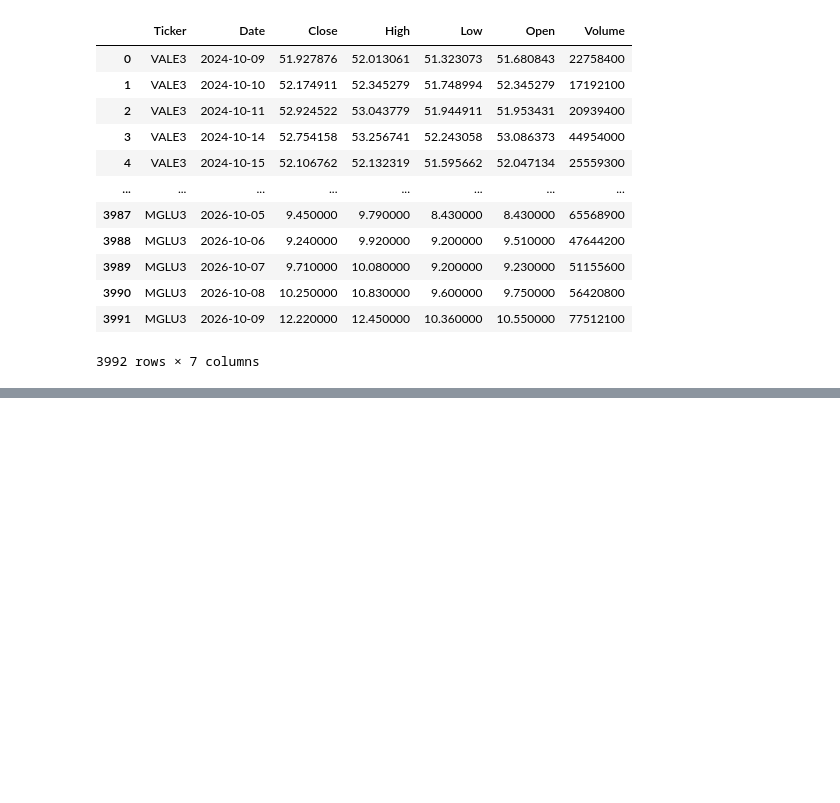
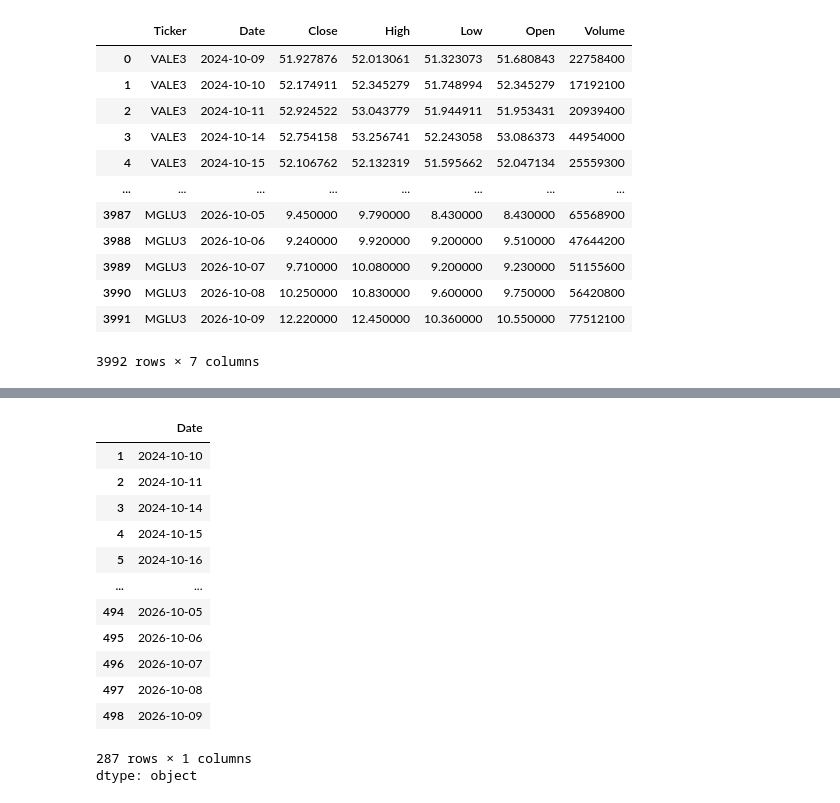
Before and after one commit to NicholasTeixeira/Descomplica--Analise-de-Dados-, a Jupyter notebook: notebooks/Indices.ipynb, the cells around one changed output, grey strips where cells are left out. Cells and saved outputs as stored; diff of their text form; code cells hidden in the pictures; blank space fills up the shorter version.

```diff
--- a/notebooks/Indices.ipynb
+++ b/notebooks/Indices.ipynb
@@ -44,0 +67,18 @@ df_acoes
+# %%
+df1 = df_vale.loc[:, 'Date']
+df1
+# %% [output]
+|  | Date |
+| 1 | 2024-10-10 |
+| 2 | 2024-10-11 |
+| 3 | 2024-10-14 |
+| 4 | 2024-10-15 |
+| 5 | 2024-10-16 |
+| ... | ... |
+| 494 | 2026-10-05 |
+| 495 | 2026-10-06 |
+| 496 | 2026-10-07 |
+| 497 | 2026-10-08 |
+| 498 | 2026-10-09 |
+287 rows × 1 columns
+dtype: object
```
Also changed, not shown: parts of 6 cells of this notebook.
